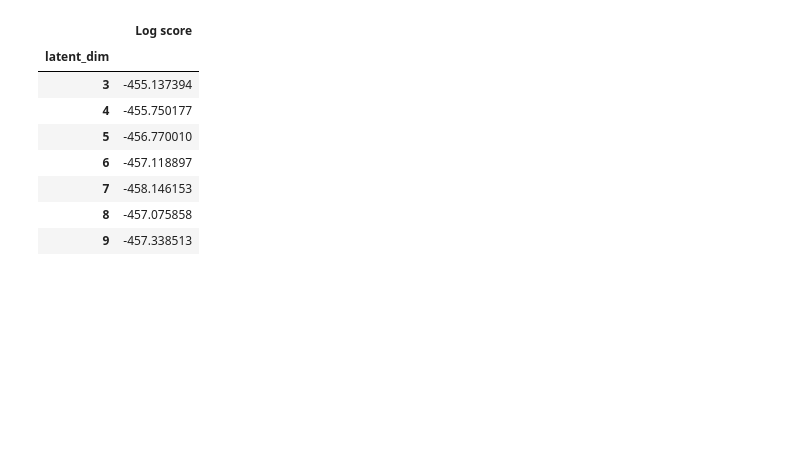
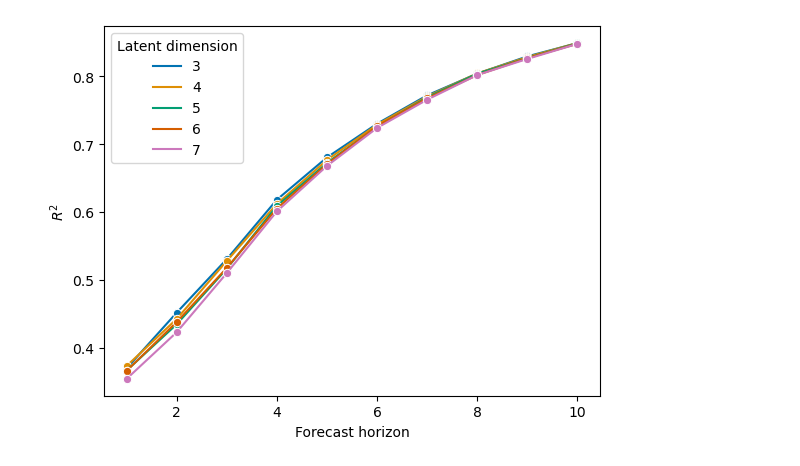
Before and after one commit to LPAndersson/VImortality, a Jupyter notebook: scripts/model_selection.ipynb, the cells around one changed output. Cells and saved outputs as stored; diff of their text form; code cells hidden in the pictures; blank space fills up the shorter version.

```diff
--- a/scripts/model_selection.ipynb
+++ b/scripts/model_selection.ipynb
@@ -25,18 +27,13 @@ plt.savefig(fig_path, bbox_inches = 'tight', dpi = 300)
-# %%
-score.groupby('latent_dim').mean()
-# %% [output]
-|  | Log score |
-| latent_dim |  |
-| 3 | -455.137394 |
-| 4 | -455.750177 |
-| 5 | -456.770010 |
-| 6 | -457.118897 |
-| 7 | -458.146153 |
-| 8 | -457.075858 |
-| 9 | -457.338513 |
 # %%
-score = pd.read_csv("results-230126.csv", index_col=False)
-score = score.loc[score['latent_dim']==3]
-score['Log score'] = score['Log score']*(-1)
-score  = score[['Forecast horizon','Log score']].groupby(['Forecast horizon'], as_index = False).mean()
-score['model'] = 'VI'
+score = pd.read_csv("../trainedModels/results/results-230126.csv")
+score['Model'] = 'VI'
+score_sat_naive = pd.read_csv("../trainedModels/results/results_naive_saturated.csv")
+score = pd.concat([score,score_sat_naive])
+score = score.loc[score['latent_dim']<8]
+score = score.loc[score['latent_dim']>2]
+score['Log score'] = - score['Log score']
+score['latent_dim'] = score['latent_dim'].astype('str')
+score  = score[['latent_dim','Forecast horizon','Log score','Model']].groupby(['latent_dim','Forecast horizon','Model']).mean().reset_index()
+score = score.pivot(index = ['latent_dim', 'Forecast horizon'], columns='Model', values = 'Log score').reset_index()
+score['R2'] = (score['VI']-score['naive'])/(score['saturated']-score['naive'])
+score['relative'] = score['VI']/score['saturated']
@@ -49,0 +40,12 @@ score_other  = score_other[['Forecast horizon','Log score','model']].groupby(['F
+# %%
+sns.set_palette("colorblind")
+
+sns.lineplot(x = 'Forecast horizon', y = 'R2', hue = 'latent_dim', data = score, marker = 'o')
+plt.legend(title = "Latent dimension")
+plt.ylabel(r'$R^2$')
+
+fig_path = fig_dir + 'latent_dim_comparison_R2.pdf'
+
+plt.savefig(fig_path, bbox_inches = 'tight', dpi = 300)
+# %% [output]
+[figure, added]
```
Also changed, not shown: parts of 5 cells of this notebook, 8 other files.
